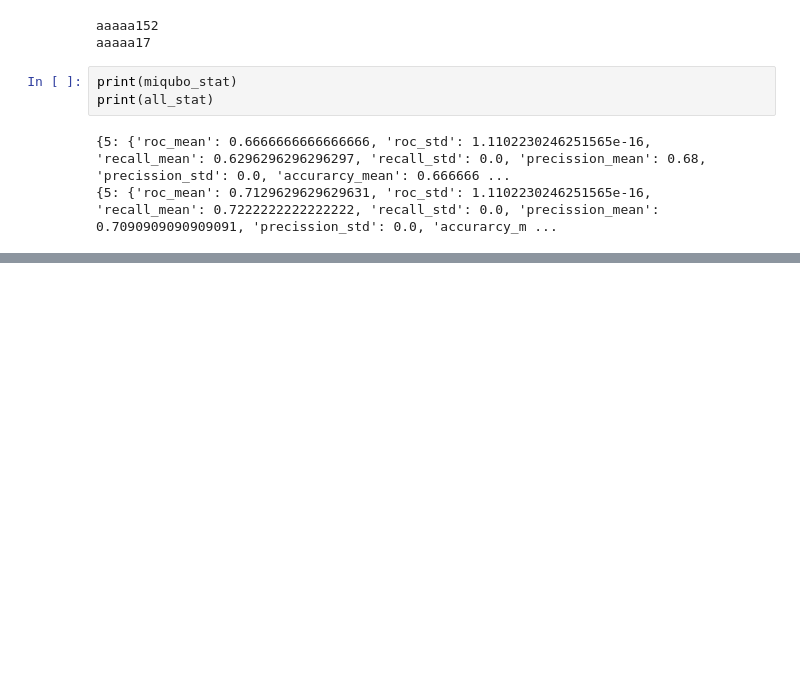
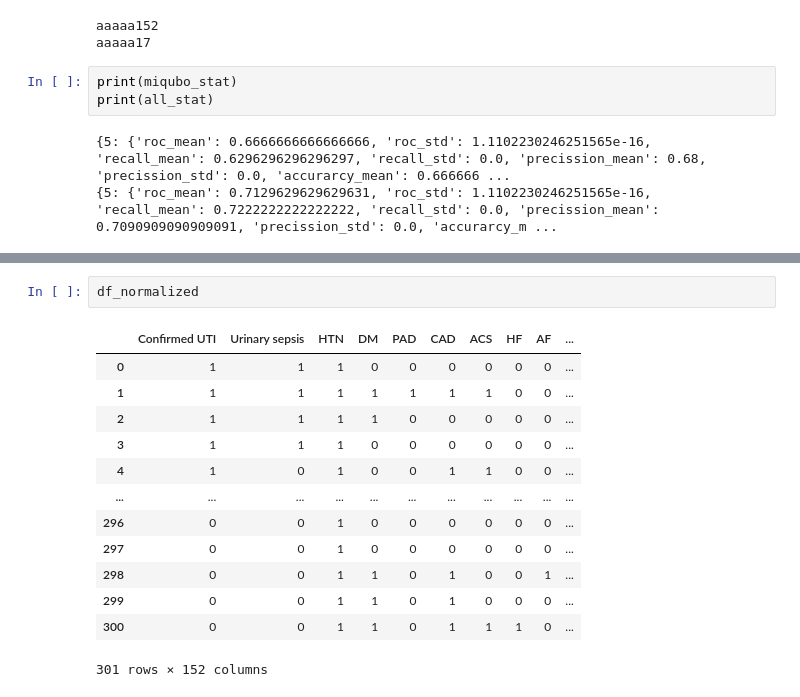
Before and after one commit to FilipKubackiSoton/Feature-Extraction-Medical-ResearchDwave, a Jupyter notebook: training2.ipynb, the cells around one changed output, grey strips where cells are left out. Cells and saved outputs as stored; diff of their text form; blank space fills up the shorter version.

```diff
--- a/training2.ipynb
+++ b/training2.ipynb
@@ -248,0 +537,16 @@ df_all
+# %%
+df_normalized
+# %% [output]
+|  | Confirmed UTI | Urinary sepsis | HTN | DM | PAD | CAD | ACS | HF | AF | ... |
+| 0 | 1 | 1 | 1 | 0 | 0 | 0 | 0 | 0 | 0 | ... |
+| 1 | 1 | 1 | 1 | 1 | 1 | 1 | 1 | 0 | 0 | ... |
+| 2 | 1 | 1 | 1 | 1 | 0 | 0 | 0 | 0 | 0 | ... |
+| 3 | 1 | 1 | 1 | 0 | 0 | 0 | 0 | 0 | 0 | ... |
+| 4 | 1 | 0 | 1 | 0 | 0 | 1 | 1 | 0 | 0 | ... |
+| ... | ... | ... | ... | ... | ... | ... | ... | ... | ... | ... |
+| 296 | 0 | 0 | 1 | 0 | 0 | 0 | 0 | 0 | 0 | ... |
+| 297 | 0 | 0 | 1 | 0 | 0 | 0 | 0 | 0 | 0 | ... |
+| 298 | 0 | 0 | 1 | 1 | 0 | 1 | 0 | 0 | 1 | ... |
+| 299 | 0 | 0 | 1 | 1 | 0 | 1 | 0 | 0 | 0 | ... |
+| 300 | 0 | 0 | 1 | 1 | 0 | 1 | 1 | 1 | 0 | ... |
+301 rows × 152 columns
```
Also changed, not shown: parts of 11 cells of this notebook, 37 other files.
